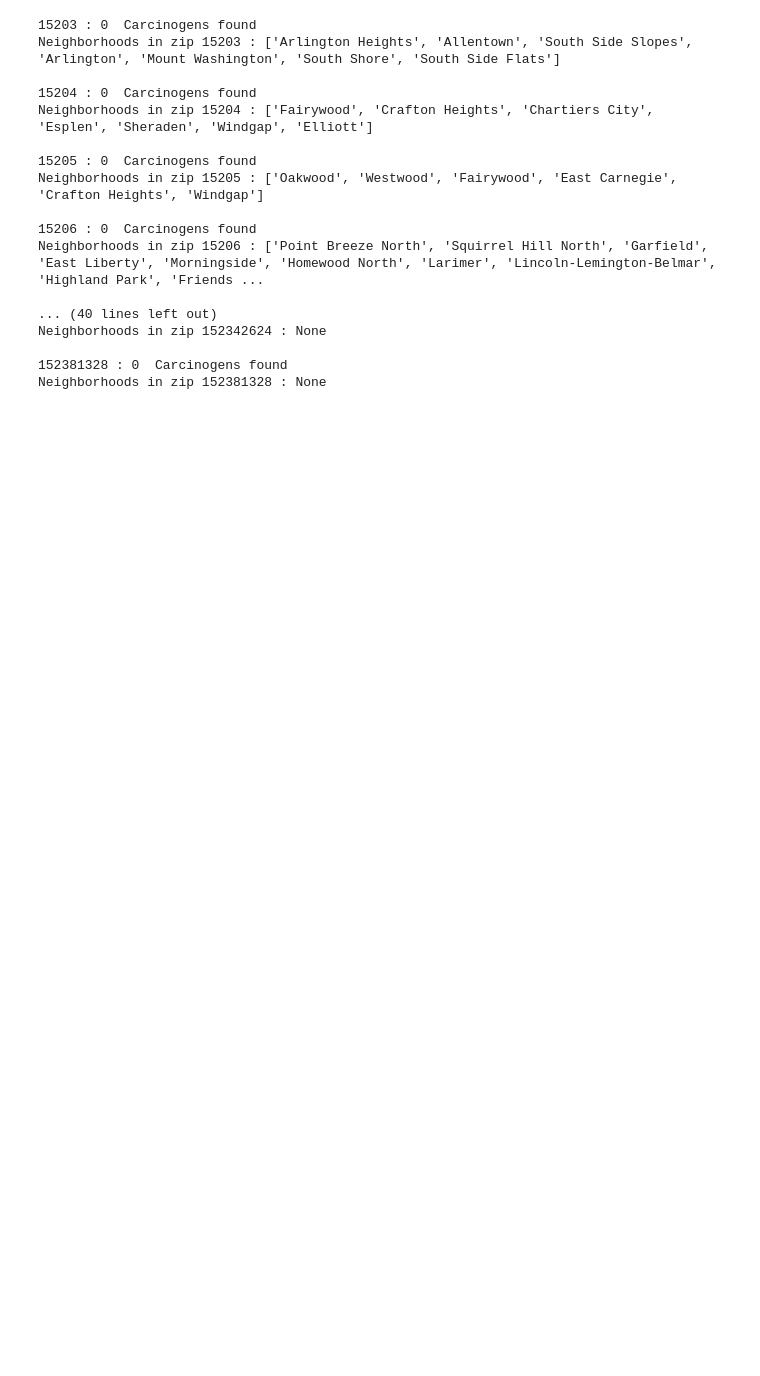
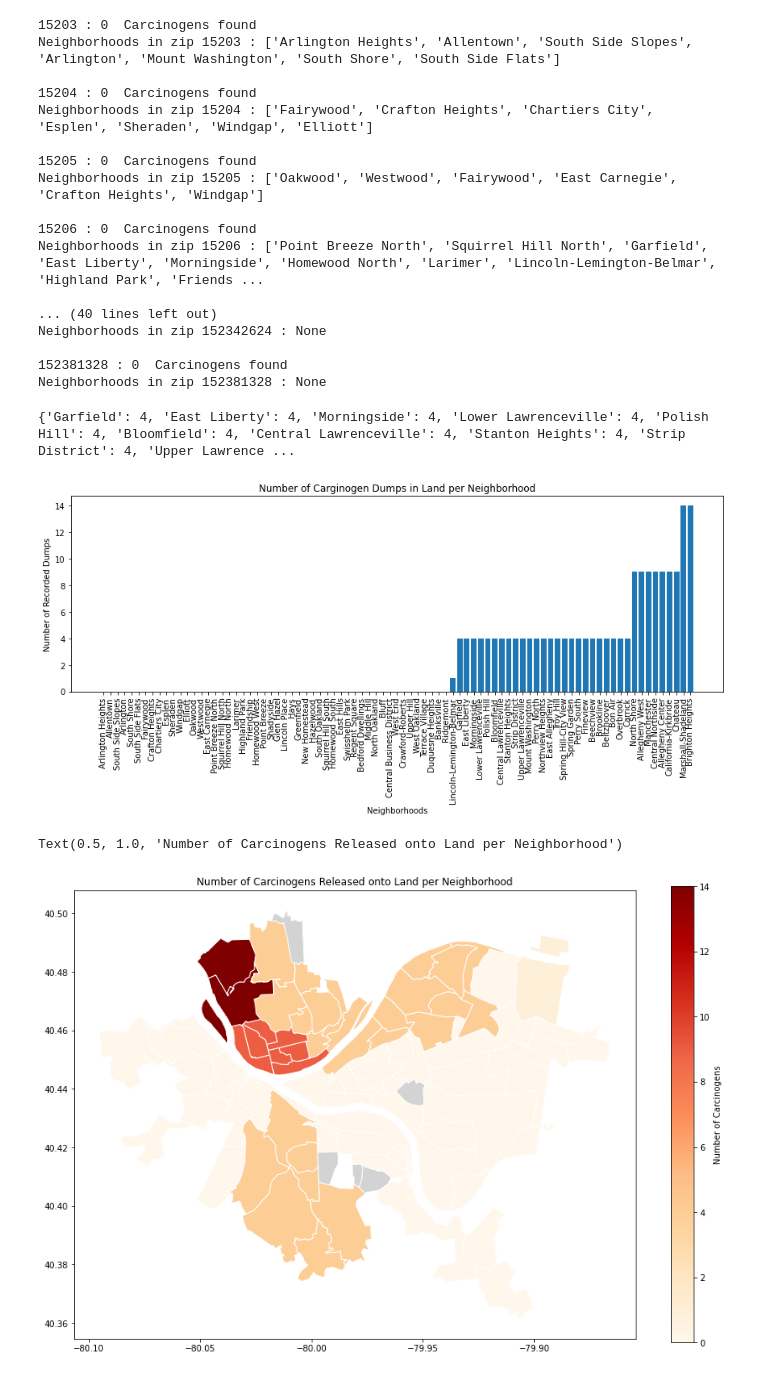
Before and after one commit to fierensk/final_project_0010, a Jupyter notebook: land_toxicity.ipynb, the cells around one changed output. Cells and saved outputs as stored; diff of their text form; code cells hidden in the pictures; blank space fills up the shorter version.

Commit message:
land toxicity and final notebook updated

```diff
--- a/land_toxicity.ipynb
+++ b/land_toxicity.ipynb
@@ -42,6 +19,7 @@ relevantData[700:710]
 #Getting a list of unique zip codes in the area
 zips = relevantData['ZIP_CODE'].unique()
 zips.sort()
+landDict=dict()
 
 #Now, let's count the number of carniogens found in each zip code
 x = 0;
@@ -54,7 +32,16 @@ for zip in zips:
         if carcYorN == "Y":
             carcCounter = carcCounter + 1
         x = x + 1
-    #Let's print the zips and neighborhoods with no carcinogens found
+#Here, we're keeping a count of the carcinogens in each neighborhood
+    neighborhoods = fpsnippets.zip_to_neighborhoods(zip)
+    if neighborhoods is not None:
+        for neighborhood in neighborhoods:
+            if neighborhood in landDict:
+                landDict[neighborhood] += carcCounter
+            else:
+                landDict[neighborhood] = carcCounter
+#Let's print the zips and neighborhoods with no carcinogens found
+#just to see them
     if carcCounter == 0:
         print(zip, ":", carcCounter, " Carcinogens found")
         print("Neighborhoods in zip", zip, ":", fpsnippets.zip_to_neighborhoods(zip), "\n")
@@ -76,3 +63,39 @@ Neighborhoods in zip 152342624 : None
 
 152381328 : 0  Carcinogens found
 Neighborhoods in zip 152381328 : None
+# %%
+print(landDict) #Let's check the dictionary
+# %% [output]
+{'Garfield': 4, 'East Liberty': 4, 'Morningside': 4, 'Lower Lawrenceville': 4, 'Polish Hill': 4, 'Bloomfield': 4, 'Central Lawrenceville': 4, 'Stanton Heights': 4, 'Strip District': 4, 'Upper Lawrence ...
+# %%
+#Sort data
+sortedLandDict = dict(sorted(landDict.items(), key=lambda item: item[1]))
+landDF = pd.Series(sortedLandDict).to_frame()
+
+#Create a bargraph of info using matlib
+plt.figure(figsize=(12, 6))
+plt.bar(landDF.index, landDF[0])
+plt.xlabel("Neighborhoods")
+plt.ylabel("Number of Recorded Dumps")
+plt.title("Number of Carginogen Dumps in Land per Neighborhood")
+plt.xticks(rotation=90)
+plt.tight_layout()
+plt.show()
+
+#Create a map using geopadas
+neighborhoods = geopandas.read_file("Neighborhoods/Neighborhoods_.shp")
+landMap = neighborhoods.merge(landDF, how='left', left_on='hood', right_index=True)
+
+landMap.plot(column= 0,
+               cmap='OrRd',
+               edgecolor="white",
+               legend=True,
+               legend_kwds={'label': "Number of Carcinogens"},
+               figsize=(15, 10),
+               missing_kwds={"color": "lightgrey"}
+               )
+plt.title("Number of Carcinogens Released onto Land per Neighborhood")
+# %% [output]
+[figure, added]
+Text(0.5, 1.0, 'Number of Carcinogens Released onto Land per Neighborhood')
+[figure, added]
```
Also changed, not shown: parts of 3 cells of this notebook.
